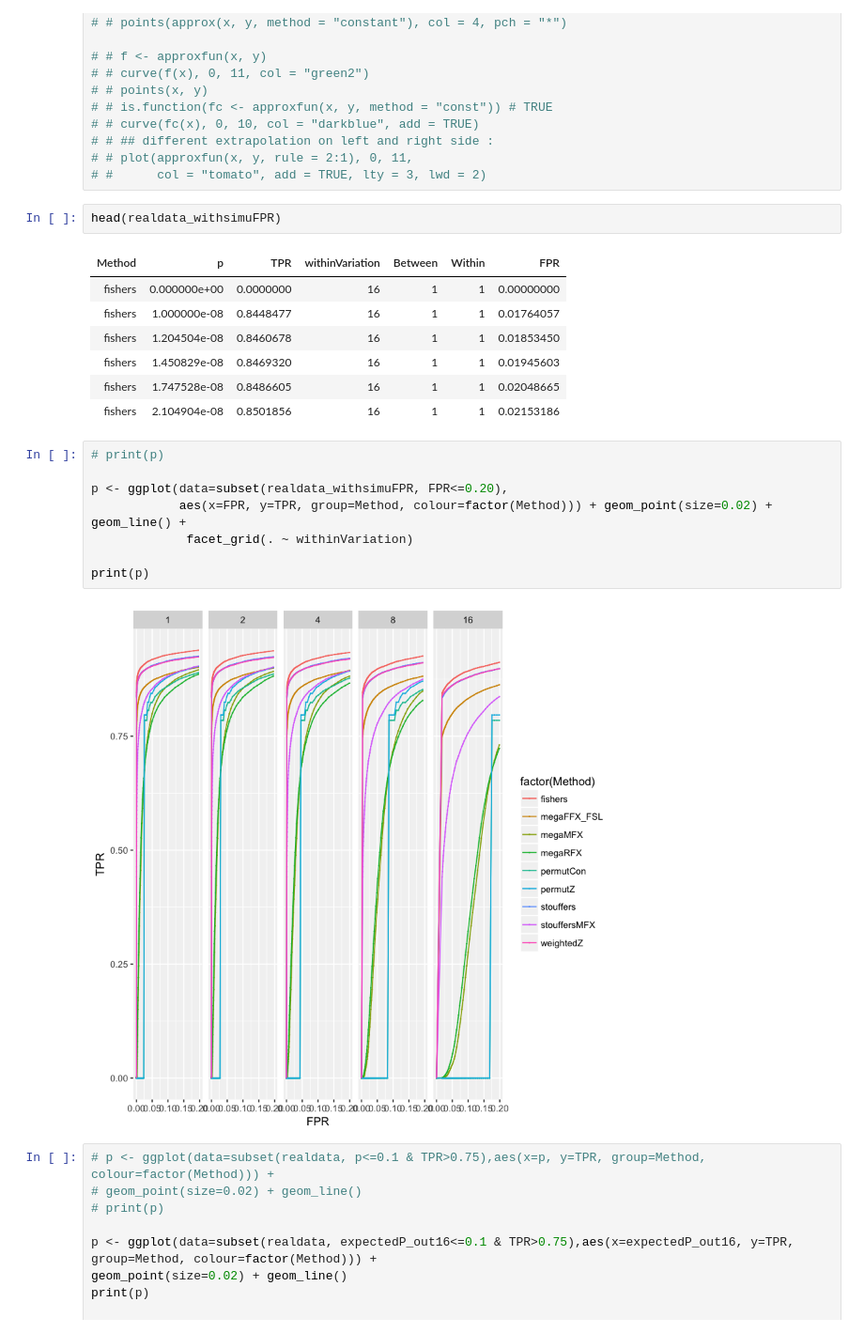
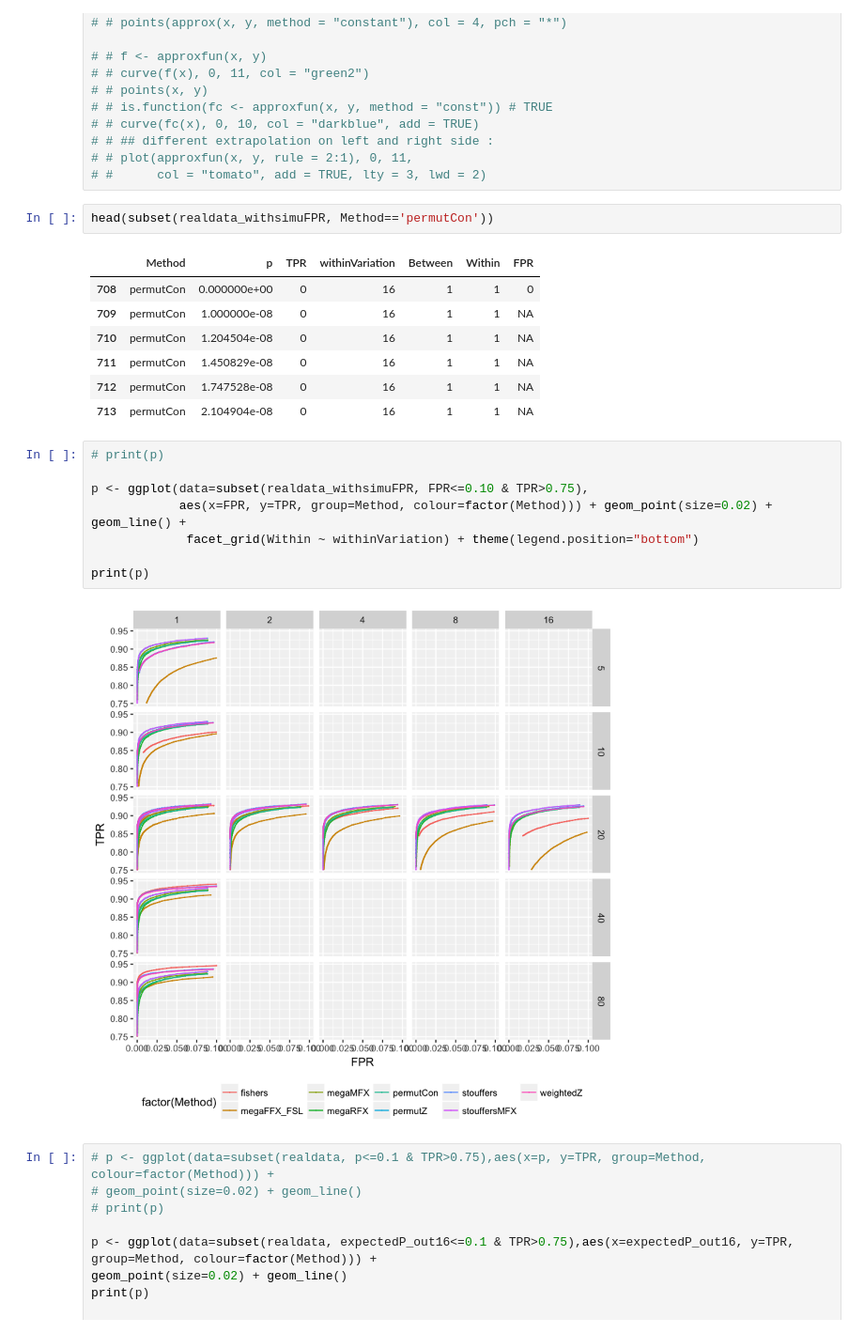
Before and after one commit to cmaumet/zmeta, a Jupyter notebook: real_data.ipynb, the cells around one changed output. Shown at 94% size. Drawn from its saved outputs; the diff is of its cells as text.

```diff
--- a/real_data.ipynb
+++ b/real_data.ipynb
@@ -312,25 +188,25 @@ print(levels(realdata$Method))
 # # plot(approxfun(x, y, rule = 2:1), 0, 11,
 # #      col = "tomato", add = TRUE, lty = 3, lwd = 2)
 # %%
-head(realdata_withsimuFPR)
+head(subset(realdata_withsimuFPR, Method=='permutCon'))
 # %% [output]
-| Method | p | TPR | withinVariation | Between | Within | FPR |
-| fishers | 0.000000e+00 | 0.0000000 | 16 | 1 | 1 | 0.00000000 |
-| fishers | 1.000000e-08 | 0.8448477 | 16 | 1 | 1 | 0.01764057 |
-| fishers | 1.204504e-08 | 0.8460678 | 16 | 1 | 1 | 0.01853450 |
-| fishers | 1.450829e-08 | 0.8469320 | 16 | 1 | 1 | 0.01945603 |
-| fishers | 1.747528e-08 | 0.8486605 | 16 | 1 | 1 | 0.02048665 |
-| fishers | 2.104904e-08 | 0.8501856 | 16 | 1 | 1 | 0.02153186 |
+|  | Method | p | TPR | withinVariation | Between | Within | FPR |
+| 708 | permutCon | 0.000000e+00 | 0 | 16 | 1 | 1 | 0 |
+| 709 | permutCon | 1.000000e-08 | 0 | 16 | 1 | 1 | NA |
+| 710 | permutCon | 1.204504e-08 | 0 | 16 | 1 | 1 | NA |
+| 711 | permutCon | 1.450829e-08 | 0 | 16 | 1 | 1 | NA |
+| 712 | permutCon | 1.747528e-08 | 0 | 16 | 1 | 1 | NA |
+| 713 | permutCon | 2.104904e-08 | 0 | 16 | 1 | 1 | NA |
 # %%
 # print(p)
 
-p <- ggplot(data=subset(realdata_withsimuFPR, FPR<=0.20),
+p <- ggplot(data=subset(realdata_withsimuFPR, FPR<=0.10 & TPR>0.75),
             aes(x=FPR, y=TPR, group=Method, colour=factor(Method))) + geom_point(size=0.02) + geom_line() +
-             facet_grid(. ~ withinVariation)
+             facet_grid(Within ~ withinVariation) + theme(legend.position="bottom")
 
 print(p)
 # %% [output]
-[figure, old version]
+[figure, new version]
 # %%
 # p <- ggplot(data=subset(realdata, p<=0.1 & TPR>0.75),aes(x=p, y=TPR, group=Method, colour=factor(Method))) +
 # geom_point(size=0.02) + geom_line()
```
Also changed, not shown: parts of 3 cells of this notebook.
